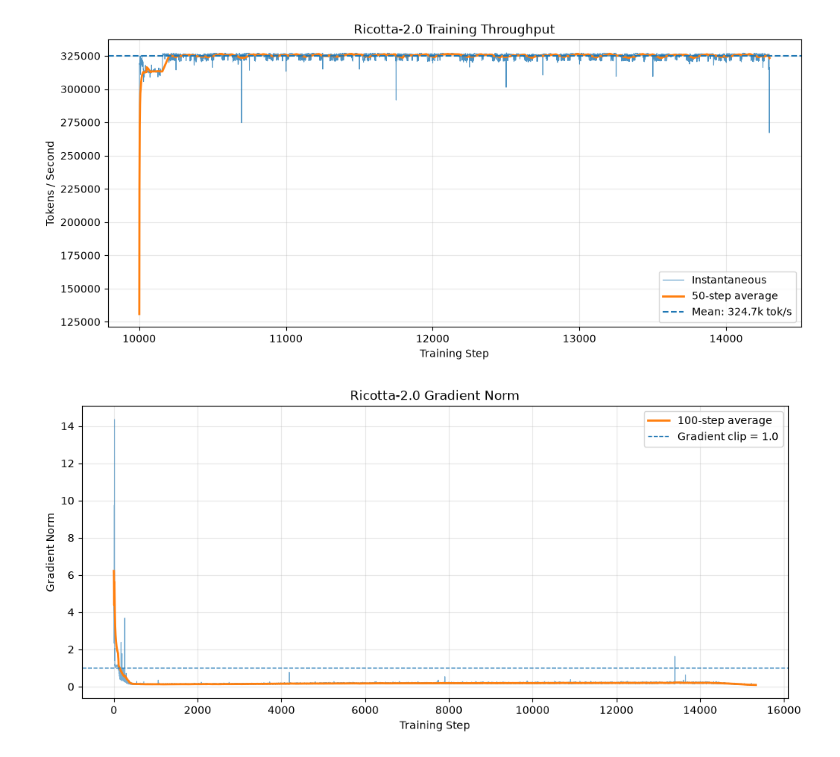
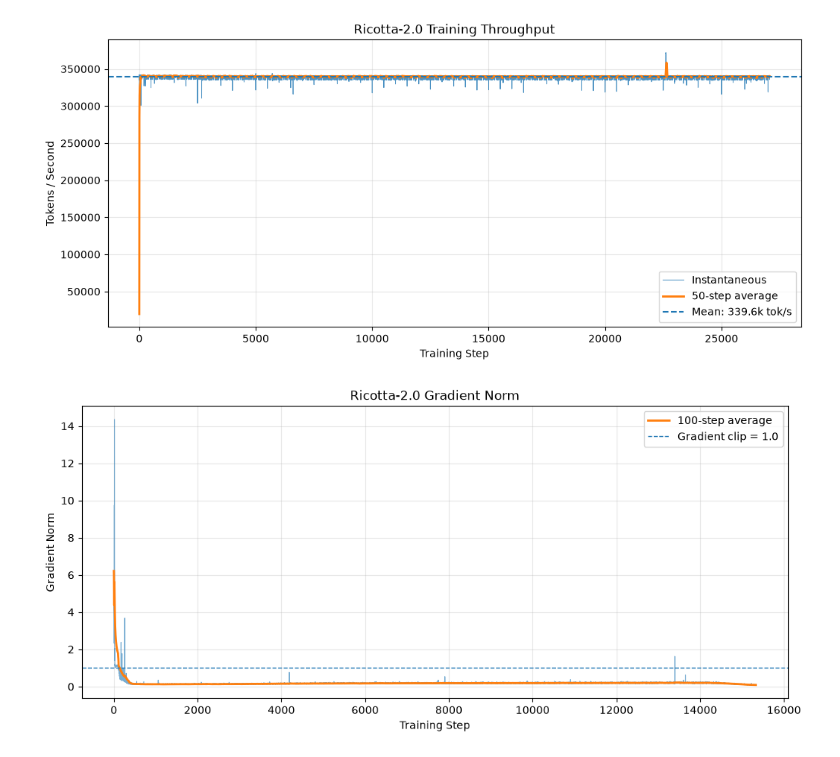
Before and after one commit to eoind08/GoudaCore-v2, a Jupyter notebook: stats.ipynb, the cells around one changed output. Saved outputs shown, nothing was run; the diff lists cells and outputs as text; code cells hidden in the pictures.

```diff
--- a/stats.ipynb
+++ b/stats.ipynb
@@ -5,7 +5,7 @@ import pandas as pd
 import re
 from datetime import datetime, timedelta
 
-LOG_FILE = "runs/gouda-2.0/r1/gouda_2_0/train.log"
+LOG_FILE = "runs/cheddar-2.0/r1/cheddar_2_0/train.log"
 
 train_rows, val_rows = [], []
 
@@ -18,7 +18,10 @@ with open(LOG_FILE, "r") as f:
         step = int(parts[0])
         kind = parts[1]
 
-        values = {k: float(v) for k, v in re.findall(r"(\w+)=([\d.eE+-]+)", line)}
+        values = {
+            k: float(v)
+            for k, v in re.findall(r"(\w+)=([\d.eE+-]+)", line)
+        }
 
         if kind == "train":
             train_rows.append({"step": step, **values})
@@ -51,7 +54,7 @@ if len(val):
         f"at step {int(val.loc[min_idx, 'step']):,}"
     )
 
-TARGET_TOKENS = 8.17e9
+TARGET_TOKENS = 2.8e9
 recent_toks_sec = train["tok_sec"].tail(500).mean()
 print(f"Recent tok/sec:    {avg_tok_sec:,.0f}")
 remaining_tok = max(0, TARGET_TOKENS - total_tokens)
@@ -104,20 +125,38 @@ plt.show()
 # %%
 fig, ax = plt.subplots(figsize=(12, 5))
 
-ax.plot( train["step"], train["tok_sec"], linewidth=0.7, alpha=0.8, label="Instantaneous",)
+ax.plot(
+    train["step"],
+    train["tok_sec"],
+    linewidth=0.7,
+    alpha=0.8,
+    label="Instantaneous",
+)
+
 smooth = train["tok_sec"].rolling(50, min_periods=1).mean()
 
-ax.plot(train["step"], smooth, linewidth=2, label="50-step average",)
-ax.axhline( train["tok_sec"].mean(), linestyle="--", linewidth=1.5, label=f"Mean: {train['tok_sec'].mean() / 1000:.1f}k tok/s",)
+ax.plot(
+    train["step"],
+    smooth,
+    linewidth=2,
+    label="50-step average",
+)
+
+ax.axhline(
+    train["tok_sec"].mean(),
+    linestyle="--",
+    linewidth=1.5,
+    label=f"Mean: {train['tok_sec'].mean() / 1000:.1f}k tok/s",
+)
 
 ax.set_xlabel("Training Step")
 ax.set_ylabel("Tokens / Second")
 ax.set_title("Ricotta-2.0 Training Throughput")
 ax.grid(True, alpha=0.3)
 ax.legend()
 plt.show()
 # %% [output]
-[figure, old version]
+[figure, new version]
 # %%
 fig, ax = plt.subplots(figsize=(12, 5))
 
```
Also changed, not shown: parts of 6 cells of this notebook, 2 other files.
